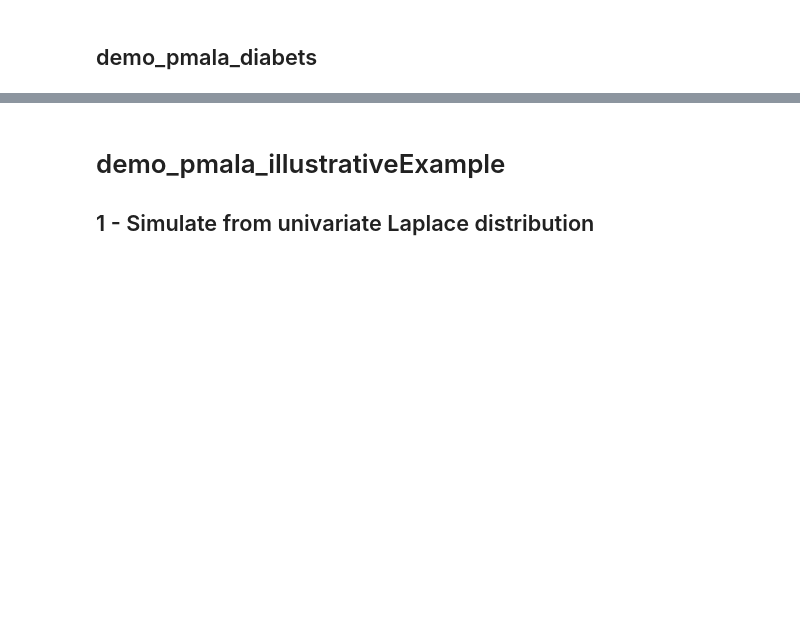
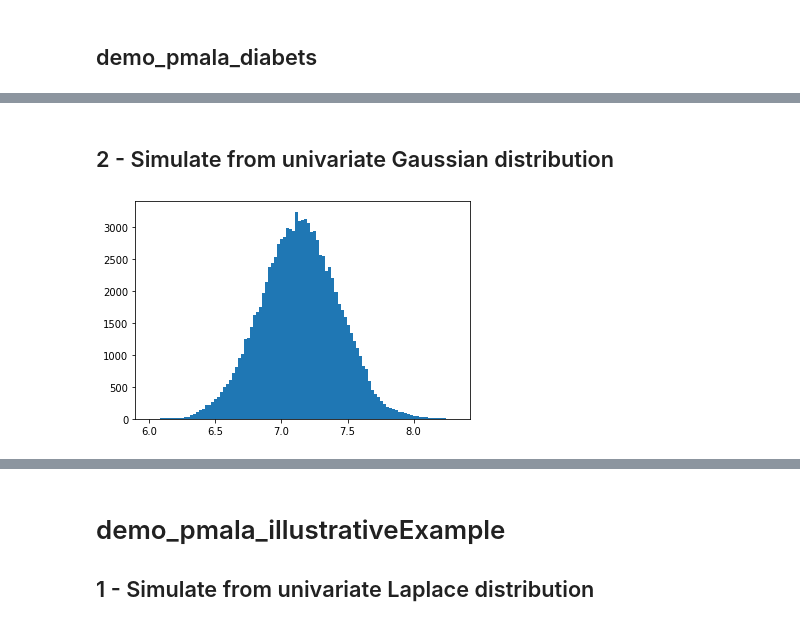
Before and after one commit to YuheBAI/Proximal_MCMC, a Jupyter notebook: Proximal_MCMC.ipynb, the cells around one changed output, grey strips where cells are left out. Drawn from its saved outputs; the diff is of its cells as text; code cells hidden in the pictures; blank space fills up the shorter version.

```diff
--- a/Proximal_MCMC.ipynb
+++ b/Proximal_MCMC.ipynb
@@ -214,0 +347,21 @@ print(Psi)
+# %% [markdown]
+## 2 - Simulate from univariate Gaussian distribution
+# %%
+# Define proximity mapping of g(x) = log\pi(x)
+def proxg2(X, lamda):
+    return X/(1+lamda)
+# Sampler setup
+options = {}
+options['samples'] = 1.1e5 # total number of samples
+options['thinning'] = 1. # thinning factor (i.e., iterations per sample)
+options['delta'] = 0.02 # value of time-discretisation step "delta"
+options['display'] = 0. # do not display progressbar
+X0 = np.random.rand(1, 1) # set initial state
+
+# Run P-ULA
+Xchain2,time2 = pula(X0,proxg2,options)
+Xchain2 = Xchain2.reshape(Xchain2.shape[0],Xchain.shape[1])
+plt.hist(Xchain[10000:],101)
+plt.show()
+# %% [output]
+[figure, added]
```
Also changed, not shown: parts of 16 cells of this notebook.
